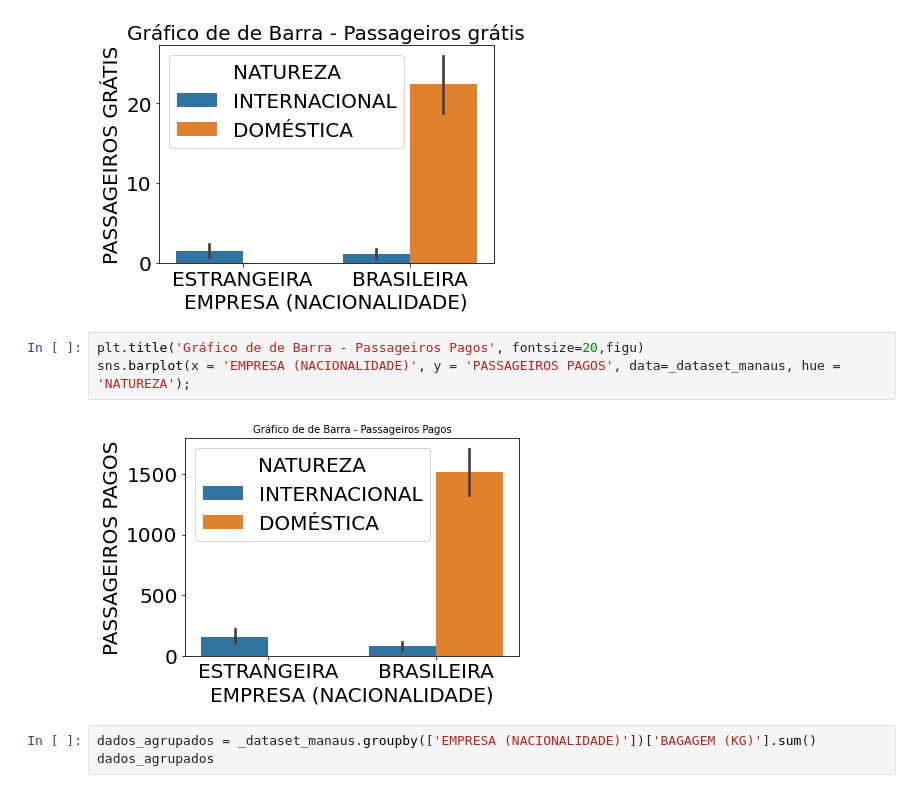
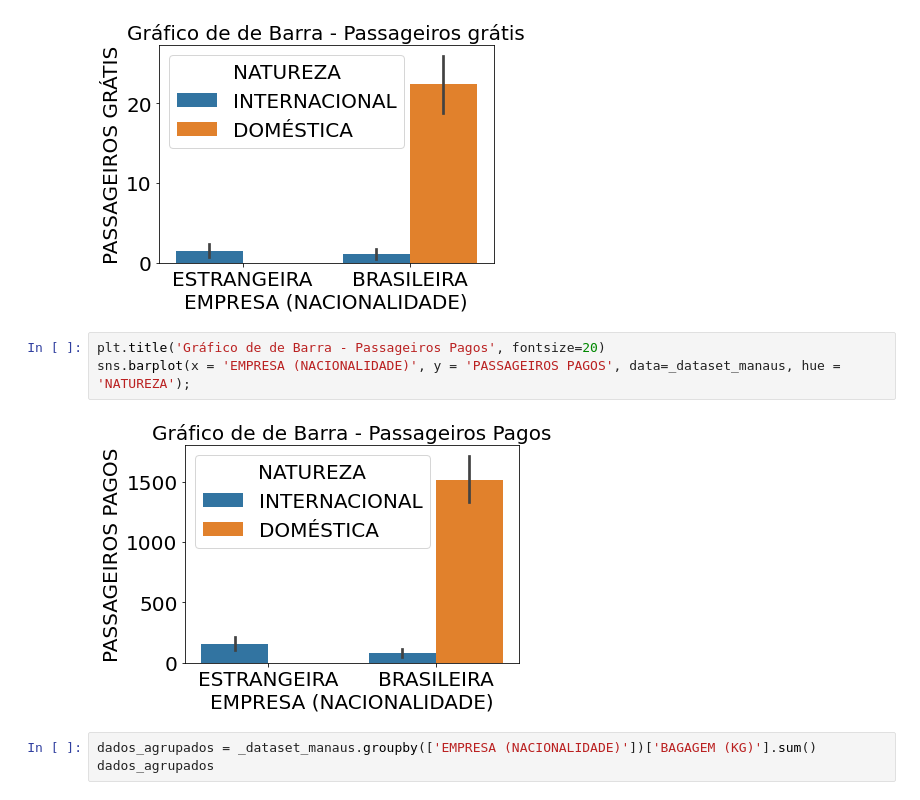
Before and after one commit to MaisaVidal/trabalho_estatistica, a Jupyter notebook: pcorrea-esilva.ipynb, the cells around one changed output. Drawn from its saved outputs; the diff is of its cells as text.

Commit message:
create graphic about takeoff Manaus

```diff
--- a/pcorrea-esilva.ipynb
+++ b/pcorrea-esilva.ipynb
@@ -90,10 +61,10 @@ sns.barplot(x = 'EMPRESA (NACIONALIDADE)', y = 'PASSAGEIROS GRÁTIS', data=_data
 # %% [output]
 [figure]
 # %%
-plt.title('Gráfico de de Barra - Passageiros Pagos', fontsize=20,figu)
+plt.title('Gráfico de de Barra - Passageiros Pagos', fontsize=20)
 sns.barplot(x = 'EMPRESA (NACIONALIDADE)', y = 'PASSAGEIROS PAGOS', data=_dataset_manaus, hue = 'NATUREZA');
 # %% [output]
-[figure, old version]
+[figure, new version]
 # %%
 dados_agrupados = _dataset_manaus.groupby(['EMPRESA (NACIONALIDADE)'])['BAGAGEM (KG)'].sum()
 dados_agrupados
```
Also changed, not shown: parts of 18 cells of this notebook.
